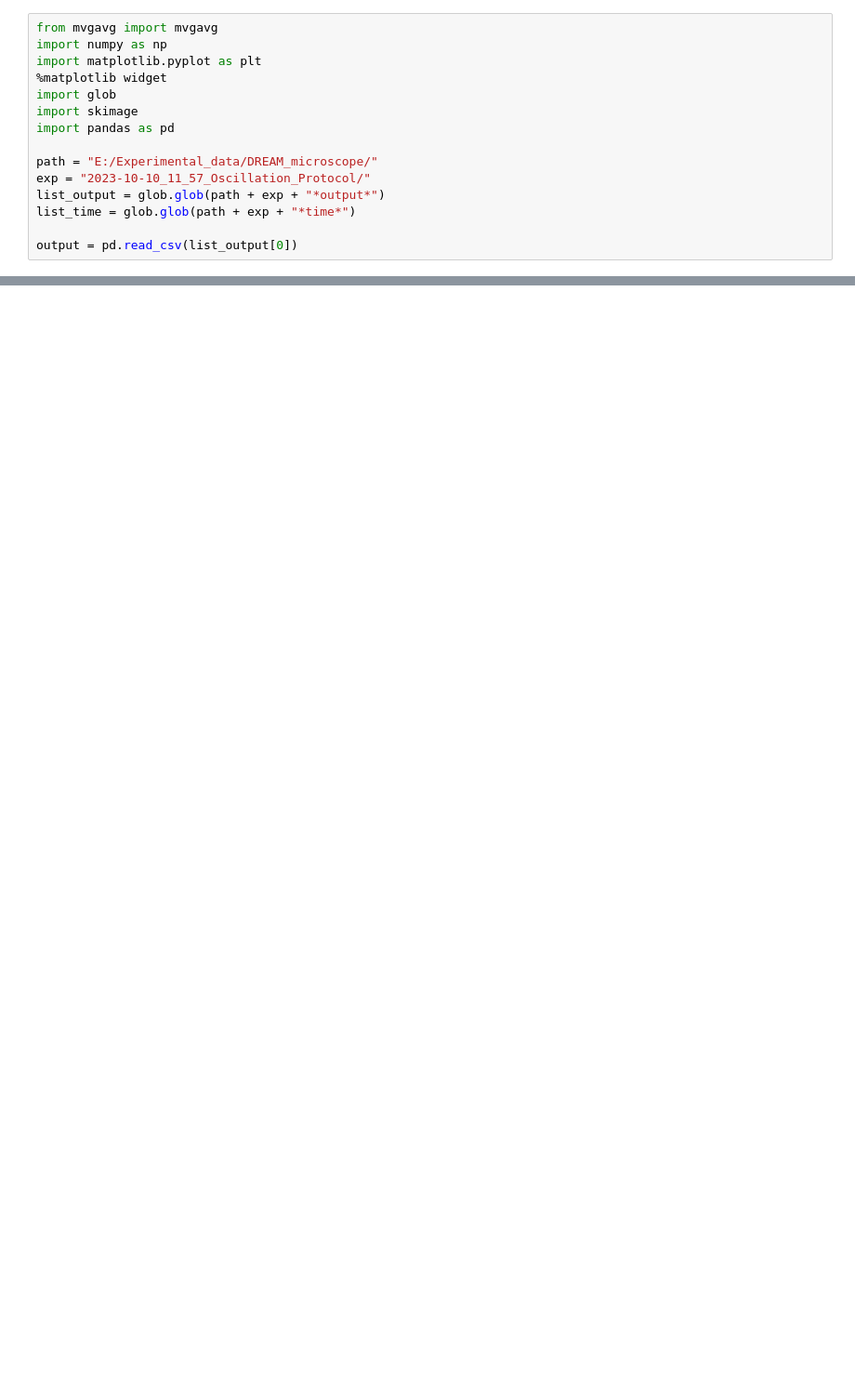
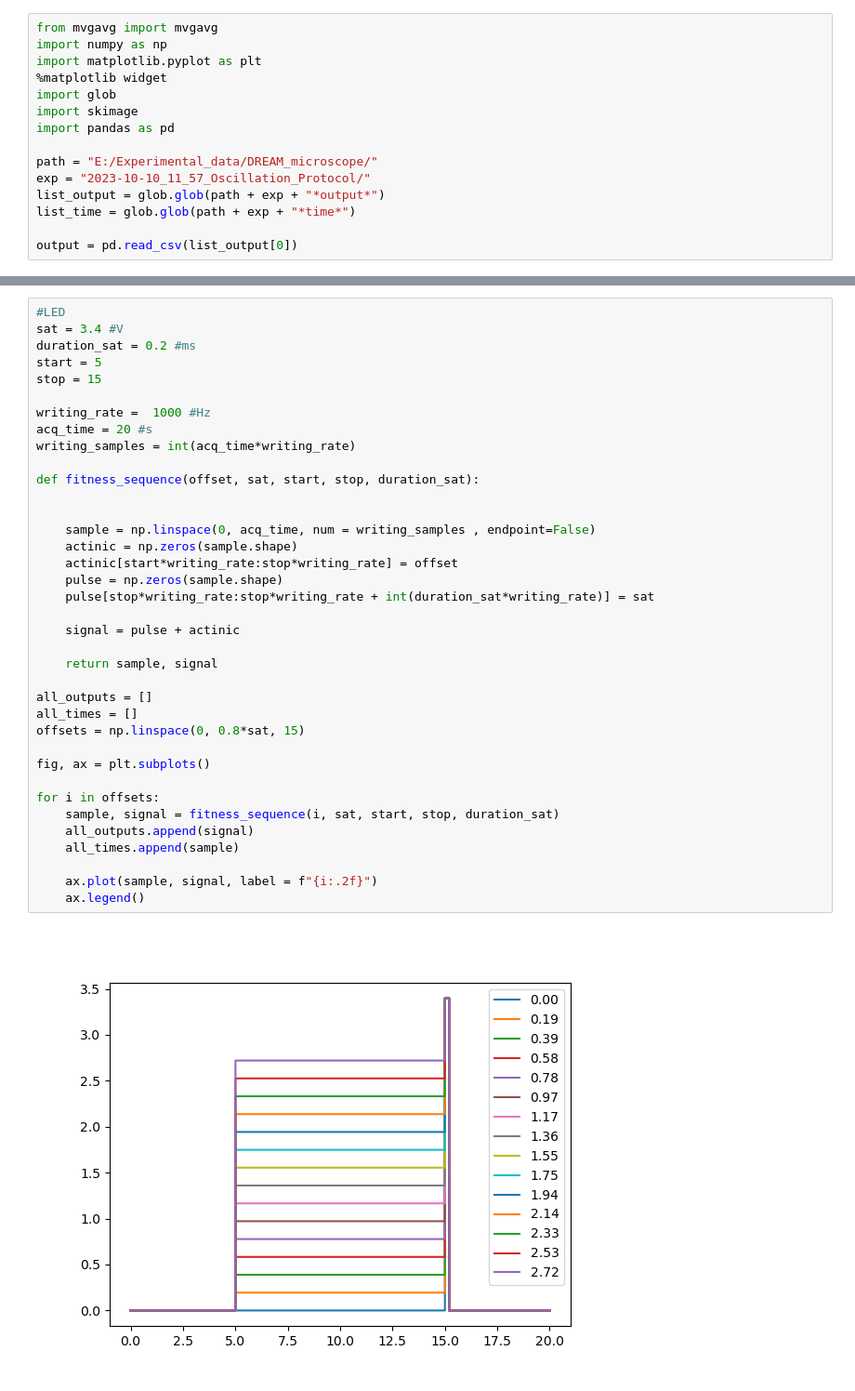
Before and after one commit to orlandomarcelo/DREAM_repo, a Jupyter notebook: Notebooks/DREAM_microscope.ipynb, the cells around one changed output, grey strips where cells are left out. Shown at 93% size. Cells and saved outputs as stored; diff of their text form; blank space fills up the shorter version.

```diff
--- a/Notebooks/DREAM_microscope.ipynb
+++ b/Notebooks/DREAM_microscope.ipynb
@@ -26,0 +24,39 @@ NameError: name 'test' is not defined
+# %%
+#LED
+sat = 3.4 #V
+duration_sat = 0.2 #ms
+start = 5
+stop = 15
+
+writing_rate =  1000 #Hz
+acq_time = 20 #s
+writing_samples = int(acq_time*writing_rate)
+
+def fitness_sequence(offset, sat, start, stop, duration_sat):
+
+
+    sample = np.linspace(0, acq_time, num = writing_samples , endpoint=False)
+    actinic = np.zeros(sample.shape)
+    actinic[start*writing_rate:stop*writing_rate] = offset
+    pulse = np.zeros(sample.shape)
+    pulse[stop*writing_rate:stop*writing_rate + int(duration_sat*writing_rate)] = sat
+
+    signal = pulse + actinic
+
+    return sample, signal
+
+all_outputs = []
+all_times = []
+offsets = np.linspace(0, 0.8*sat, 15)
+
+fig, ax = plt.subplots()
+
+for i in offsets:
+    sample, signal = fitness_sequence(i, sat, start, stop, duration_sat)
+    all_outputs.append(signal)
+    all_times.append(sample)
+
+    ax.plot(sample, signal, label = f"{i:.2f}")
+    ax.legend()
+# %% [output]
+[figure, added]
```
Also changed, not shown: parts of 2 cells of this notebook, 38 other files.
